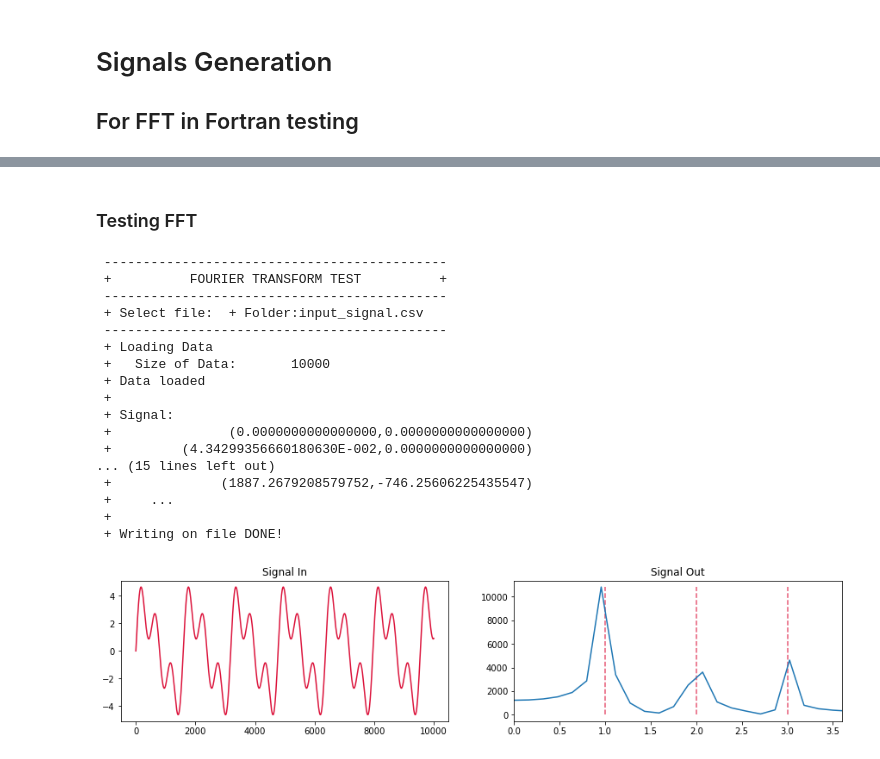
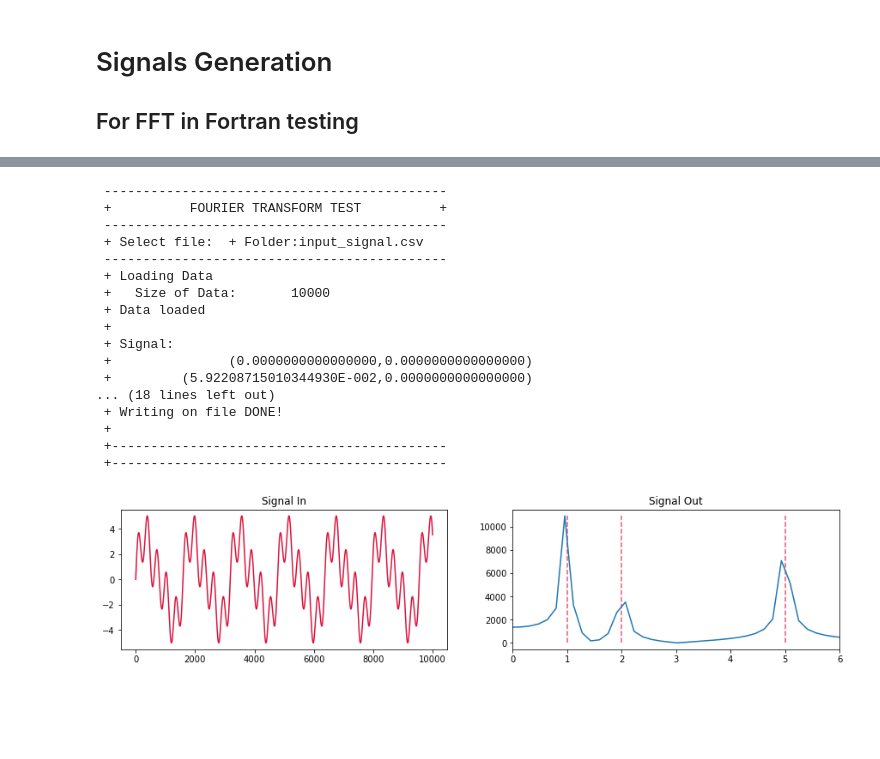
Before and after one commit to SaverioMonaco/QuantumComputingUniPD, a Jupyter notebook: 5/code/fft/data_gen.ipynb, the cells around one changed output, grey strips where cells are left out. Drawn from its saved outputs; the diff is of its cells as text; code cells hidden in the pictures; blank space fills up the shorter version.

```diff
--- a/5/code/fft/data_gen.ipynb
+++ b/5/code/fft/data_gen.ipynb
@@ -67,5 +28,3 @@ np.savetxt('gaussian_signal.csv', gaussian_signal, delimiter=',')
-# %% [markdown]
-### Testing FFT
 # %%
 def plot_sig_outsig_freq(freqs,amps,N,xmax=0):
     input_signal = signal_gen(N,freqs,amps)
@@ -139,23 +98,23 @@ def plot_sig_outsig(inputsig):
 # %%
 ! gfortran ./fft.f90 -o test -lfftw3 -lm -Wall
 # %%
-plot_sig_outsig_freq([1,2,3],[3,1,2],10000)
+plot_sig_outsig_freq([1,2,5],[3,1,2],10000)
 # %% [output]
  --------------------------------------------
  +          FOURIER TRANSFORM TEST          +
  --------------------------------------------
  + Select file:  + Folder:input_signal.csv
  --------------------------------------------
  + Loading Data
  +   Size of Data:       10000
  + Data loaded
  +
  + Signal:
  +               (0.0000000000000000,0.0000000000000000)
- +         (4.34299356660180630E-002,0.0000000000000000)
-... (15 lines left out)
- +              (1887.2679208579752,-746.25606225435547)
- +     ...
+ +         (5.92208715010344930E-002,0.0000000000000000)
+... (18 lines left out)
+ + Writing on file DONE!
  +
- + Writing on file DONE!
+ +-------------------------------------------
+ +-------------------------------------------
-[figure, old version]
+[figure, new version]
```
Also changed, not shown: parts of 5 cells of this notebook, 10 other files.
